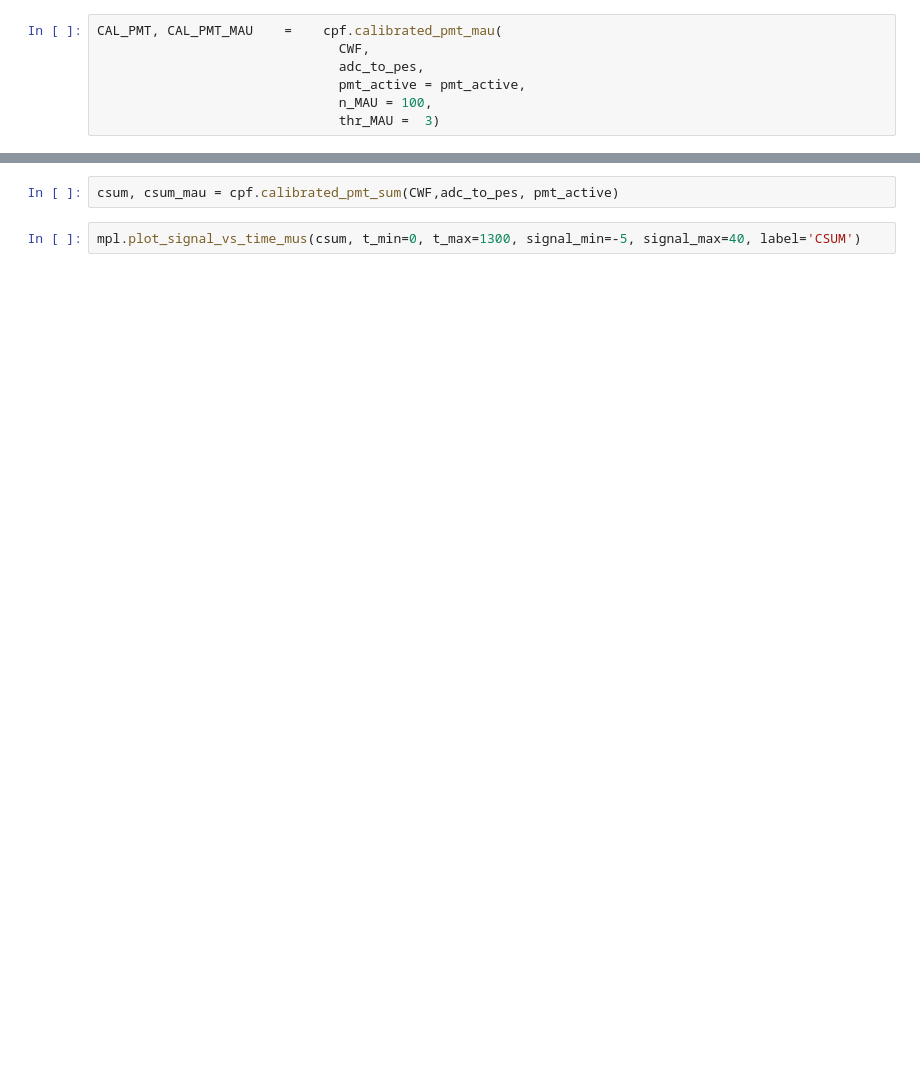
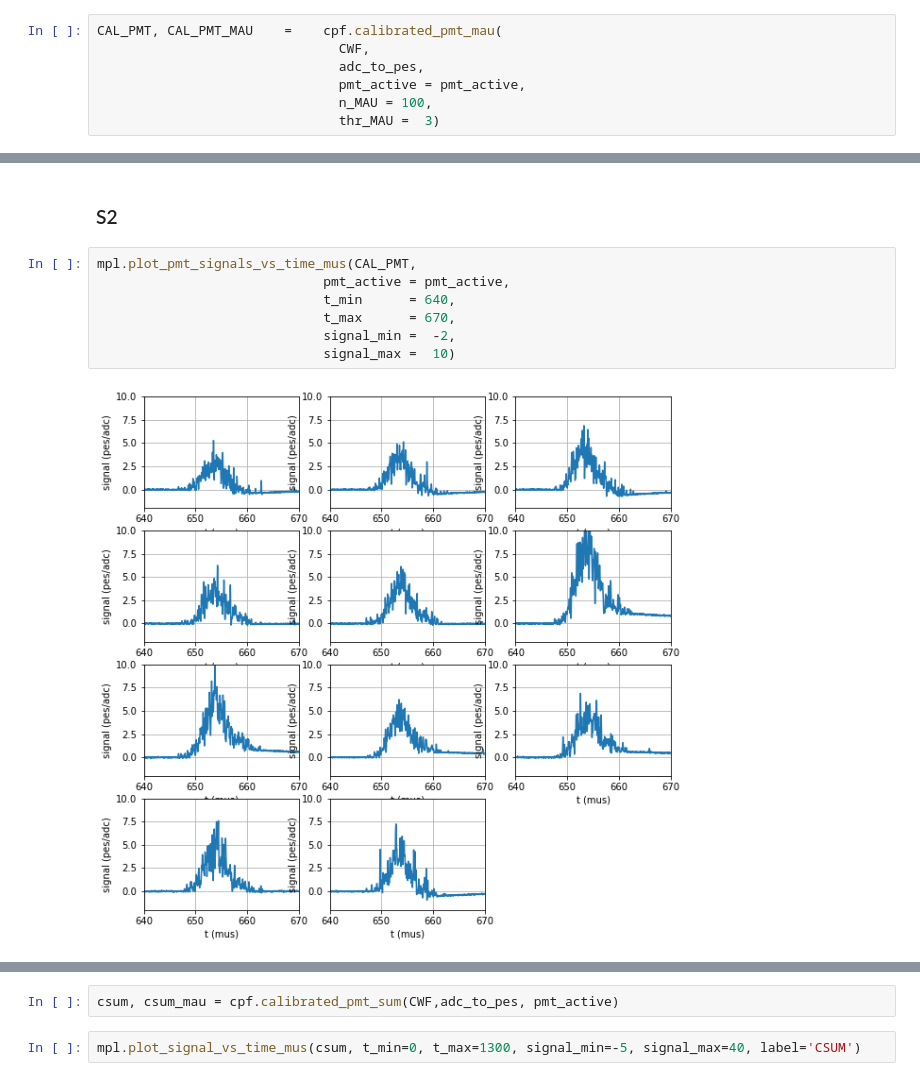
Before and after one commit to abotas/ICARO, a Jupyter notebook: invisible_cities/LSC/r3379.ipynb, the cells around one changed output, grey strips where cells are left out. Saved outputs shown, nothing was run; the diff lists cells and outputs as text; blank space fills up the shorter version.

```diff
--- a/invisible_cities/LSC/r3379.ipynb
+++ b/invisible_cities/LSC/r3379.ipynb
@@ -293,0 +198,11 @@ mpl.plot_pmt_signals_vs_time_mus(CAL_PMT,
+# %% [markdown]
+### S2
+# %%
+mpl.plot_pmt_signals_vs_time_mus(CAL_PMT,
+                             pmt_active = pmt_active,
+                             t_min      = 640,
+                             t_max      = 670,
+                             signal_min =  -2,
+                             signal_max =  10)
+# %% [output]
+[figure, added]
```
Also changed, not shown: parts of 32 cells of this notebook, 10 other files.
